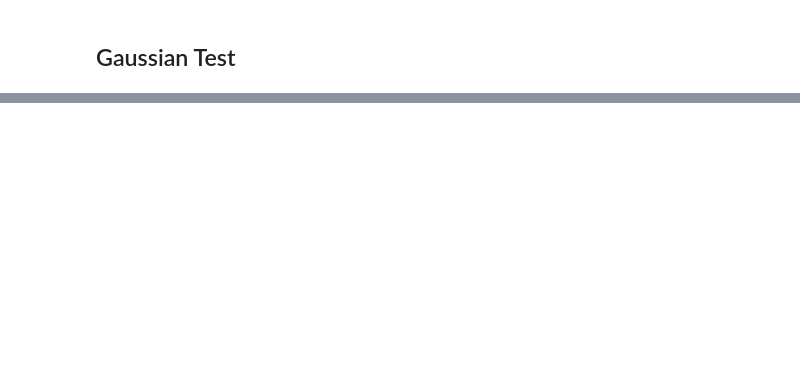
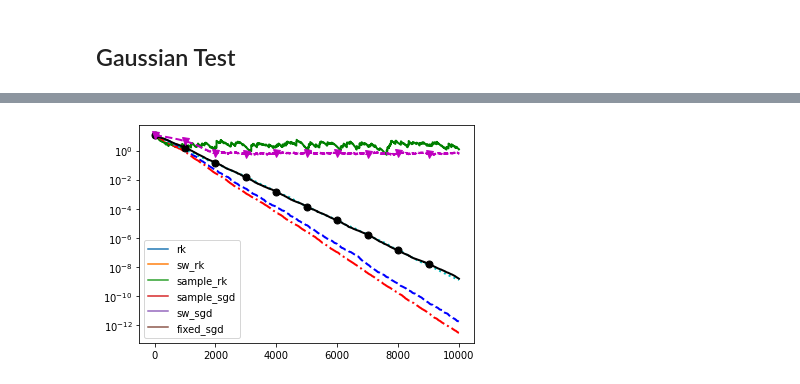
Before and after one commit to wswartworth/median_methods, a Jupyter notebook: experiments/experiments.ipynb, the cells around one changed output, grey strips where cells are left out. Drawn from its saved outputs; the diff is of its cells as text; code cells hidden in the pictures; blank space fills up the shorter version.

```diff
--- a/experiments/experiments.ipynb
+++ b/experiments/experiments.ipynb
@@ -158,7 +174,0 @@ plt.show()
-# %%
-pickle.load(open('jtest.pickle', 'rb'))
-plt.legend('')
-ax = plt.gca()
-line = ax.lines[0]
-xd = line.get_xdata()
-yd = line.get_ydata()
@@ -177,0 +182,25 @@ plt.show()
+# %%
+#define linestyles
+linedesigns = [
+#[linestyle info, linewidth, markersize, markevery]
+['g',2,12,1000],
+['b--',2,12,1000],
+['r-.',2,12,1000],
+['c:',2,12,1000],
+['ko-',2,7,1000],
+['mv--',2,7,1000]
+]
+
+#create newfigure and plot lines from old figure with new style
+plt.figure()
+lineind = 0
+for line in ax.lines:
+    xd = line.get_xdata()
+    yd = line.get_ydata()
+    linedesign = linedesigns[lineind]
+    plt.semilogy(xd,yd,linedesign[0],linewidth=linedesign[1],markersize=linedesign[2],markevery=linedesign[3])
+    lineind = lineind + 1
+plt.legend(handles,labels)
+plt.show()
+# %% [output]
+[figure, added]
```
Also changed, not shown: parts of 8 cells of this notebook, 31 other files.
